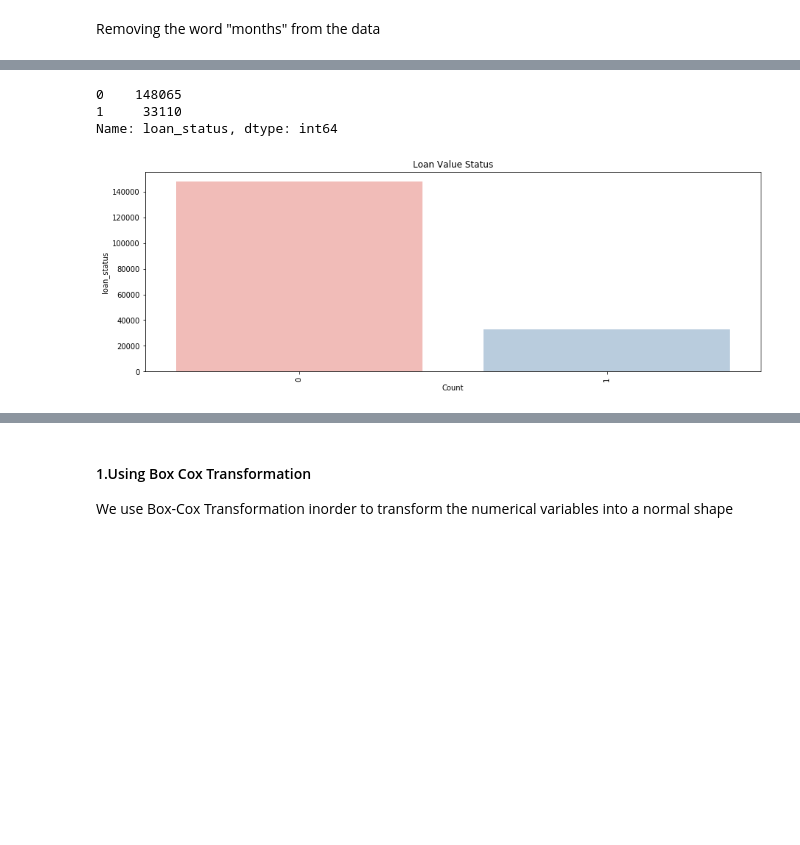
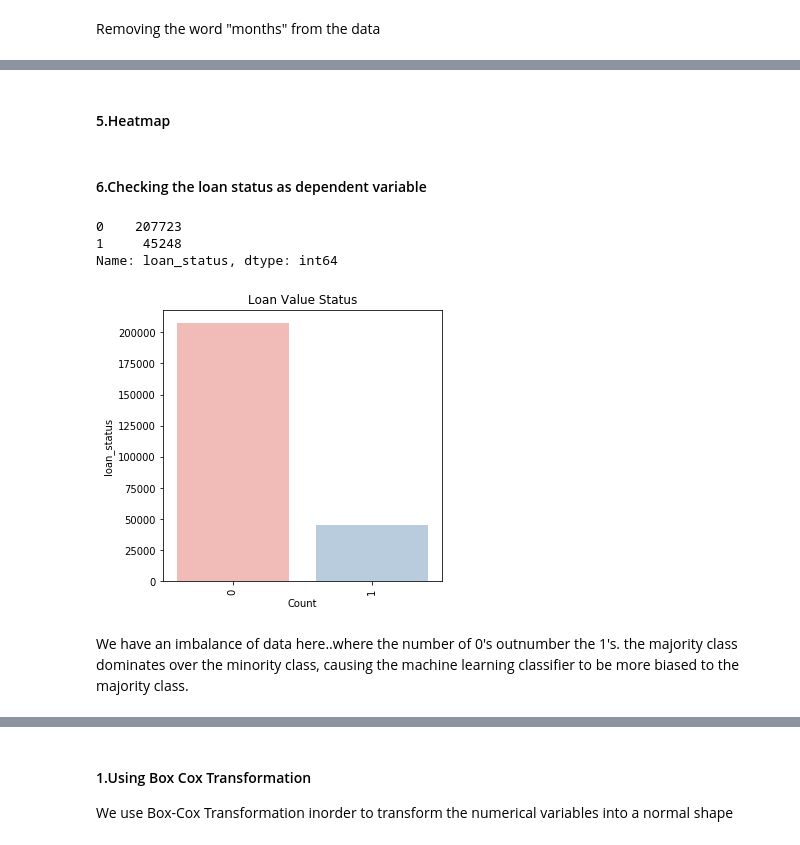
Before and after one commit to Sarita19/loanPrediction, a Jupyter notebook: Loan Default Payments.ipynb, the cells around one changed output, grey strips where cells are left out. Drawn from its saved outputs; the diff is of its cells as text; code cells hidden in the pictures; blank space fills up the shorter version.

Commit message:
Added Graphs on Exploratory Data Analysis

```diff
--- a/Loan Default Payments.ipynb
+++ b/Loan Default Payments.ipynb
@@ -200,6 +205,6 @@ df.dropna(axis=0,inplace=True)
 # %% [markdown]
 Removing the word "months" from the data
 # %%
-df['term'] = [x[:2] for x in df['term']]
-df['term'] = pd.to_numeric(df['term'],errors='coerce')
+#df['term'] = [x[:2] for x in df['term']]
+#df['term'] = pd.to_numeric(df['term'],errors='coerce')
 # %% [markdown]
@@ -207,3 +212,3 @@ Removing the word "years" from the column data
 # %%
 df['emp_length'] = df["emp_length"].replace({'years':'','year':'',' ':'','<':'','\+':'','n/a':'0'}, regex = True)
-df.emp_length.value_counts()
+df.emp_length=df.emp_length.astype(int)
@@ -223,0 +236,13 @@ Name: emp_length, dtype: int64
+# %%
+# Create correlation matrix
+def drop_corr(df):
+
+    # Select upper triangle of correlation matrix
+    upper = corr_matrix.where(np.triu(np.ones(corr_matrix.shape), k=1).astype(np.bool))
+    # Find index of feature columns with correlation greater than 0.65
+    to_drop = [column for column in upper.columns if any(upper[column] > 0.65)]
+    df.drop(columns=to_drop, axis=1, inplace=True )
+    #df.drop(df_numerical[to_drop], axis=1, inplace=True )
+    return df
+# %%
+df=drop_corr(df)
@@ -234,20 +391,26 @@ Hence we remove variables that are highly co-related to each other amnf categori
+# %% [markdown]
+#### 5.Heatmap
+# %% [markdown]
+#### 6.Checking the loan status as dependent variable
 # %%
 df_loanstatus_sliced= df[(df['loan_status']=="Fully Paid") | (df['loan_status']=="Charged Off")]
 di = {"Fully Paid":0, "Charged Off":1}   #converting target variable to boolean
 df= df_loanstatus_sliced.replace({"loan_status": di})
 # %%
-plt.figure(figsize=(15,5))
+plt.figure(figsize=(5,5))
 loan_status=df['loan_status'].value_counts()
 sns.barplot(loan_status.index,loan_status,palette='Pastel1')
 plt.xlabel('Count')
 plt.title("Loan Value Status")
 plt.xticks(rotation=90)
 loan_status
 # %% [output]
-0    148065
-1     33110
+0    207723
+1     45248
 Name: loan_status, dtype: int64
-[figure, old version]
+[figure, new version]
+# %% [markdown]
+We have an imbalance of data here..where the number of 0's outnumber the 1's. the majority class dominates over the minority class, causing the machine learning classifier to be more biased to the majority class.
 # %%
 df['loan_status'].value_counts()
 print("Current shape of dataset :",df.shape)
```
Also changed, not shown: parts of 109 cells of this notebook.
